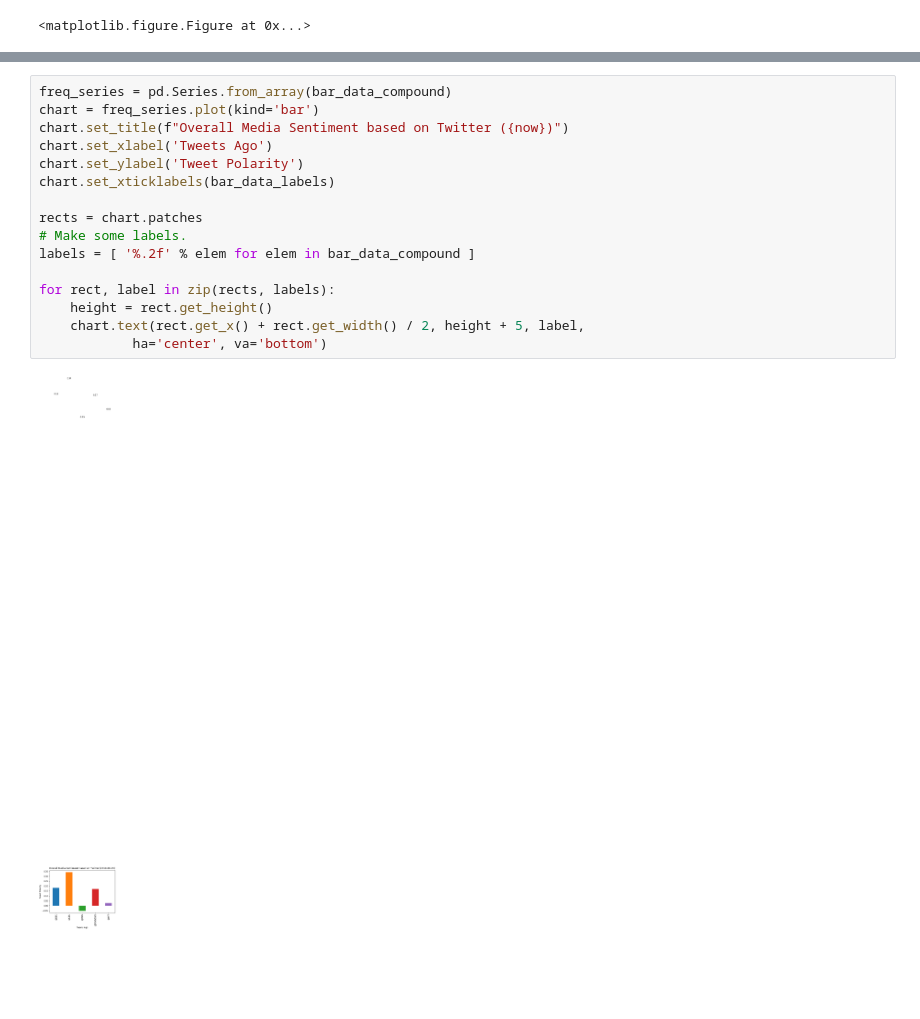
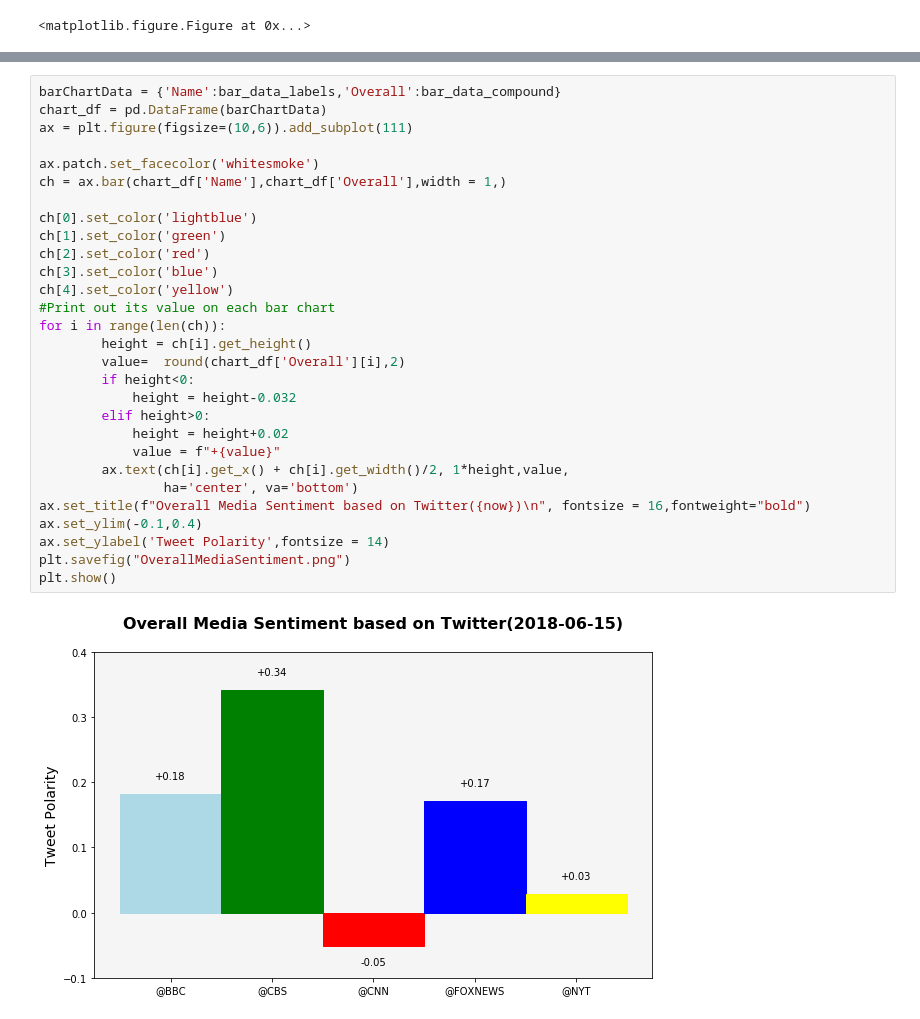
Before and after one commit to ksantos79/Homework, a Jupyter notebook: Week07/main.ipynb, the cells around one changed output, grey strips where cells are left out. Saved outputs shown, nothing was run; the diff lists cells and outputs as text; blank space fills up the shorter version.

```diff
--- a/Week07/main.ipynb
+++ b/Week07/main.ipynb
@@ -437,18 +419,31 @@ plt.show()
-# %%
-freq_series = pd.Series.from_array(bar_data_compound)
-chart = freq_series.plot(kind='bar')
-chart.set_title(f"Overall Media Sentiment based on Twitter ({now})")
-chart.set_xlabel('Tweets Ago')
-chart.set_ylabel('Tweet Polarity')
-chart.set_xticklabels(bar_data_labels)
-
-rects = chart.patches
-# Make some labels.
-labels = [ '%.2f' % elem for elem in bar_data_compound ]
-
-for rect, label in zip(rects, labels):
-    height = rect.get_height()
-    chart.text(rect.get_x() + rect.get_width() / 2, height + 5, label,
-            ha='center', va='bottom')
-# %% [output]
-[figure, removed]
+# %%
+barChartData = {'Name':bar_data_labels,'Overall':bar_data_compound}
+chart_df = pd.DataFrame(barChartData)
+ax = plt.figure(figsize=(10,6)).add_subplot(111)
+
+ax.patch.set_facecolor('whitesmoke')
+ch = ax.bar(chart_df['Name'],chart_df['Overall'],width = 1,)
+
+ch[0].set_color('lightblue')
+ch[1].set_color('green')
+ch[2].set_color('red')
+ch[3].set_color('blue')
+ch[4].set_color('yellow')
+#Print out its value on each bar chart
+for i in range(len(ch)):
+        height = ch[i].get_height()
+        value=  round(chart_df['Overall'][i],2)
+        if height<0:
+            height = height-0.032
+        elif height>0:
+            height = height+0.02
+            value = f"+{value}"
+        ax.text(ch[i].get_x() + ch[i].get_width()/2, 1*height,value,
+                ha='center', va='bottom')
+ax.set_title(f"Overall Media Sentiment based on Twitter({now})\n", fontsize = 16,fontweight="bold")
+ax.set_ylim(-0.1,0.4)
+ax.set_ylabel('Tweet Polarity',fontsize = 14)
+plt.savefig("OverallMediaSentiment.png")
+plt.show()
+# %% [output]
+[figure, added]
```
Also changed, not shown: parts of 1 cell of this notebook, 6 other files.
